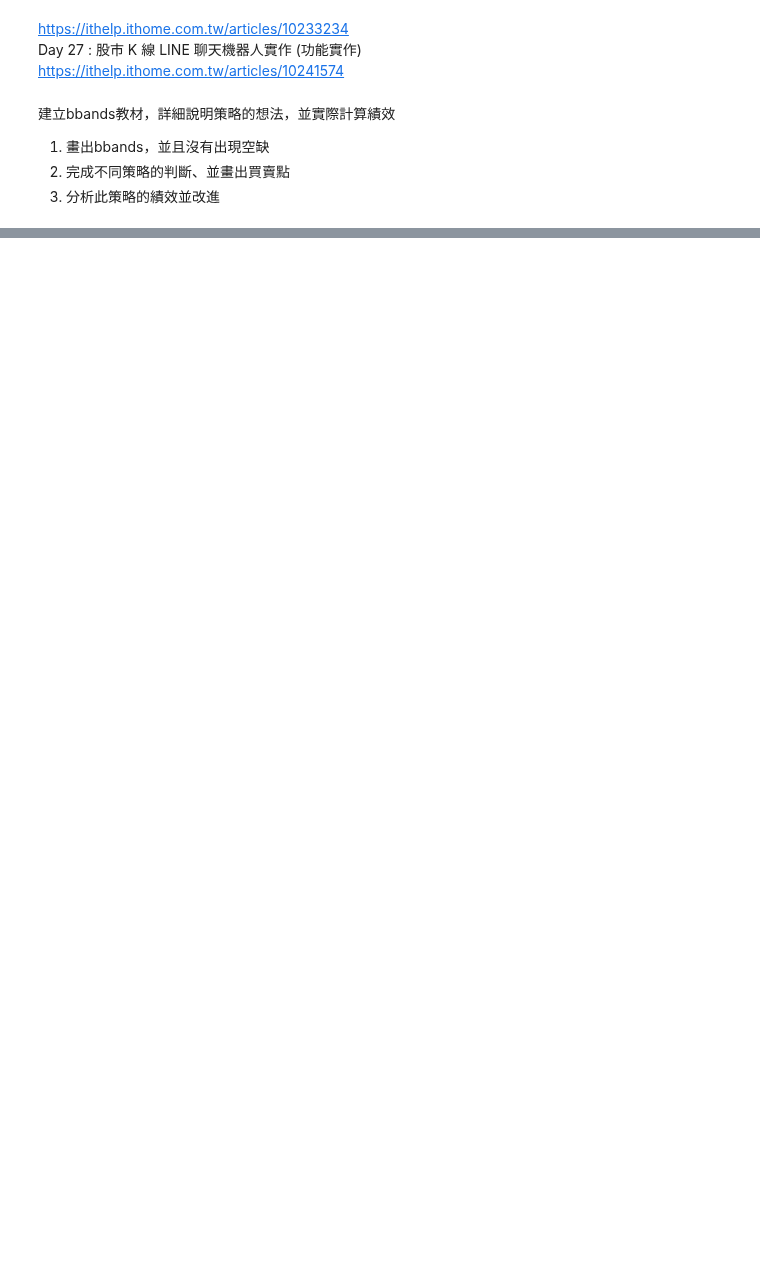
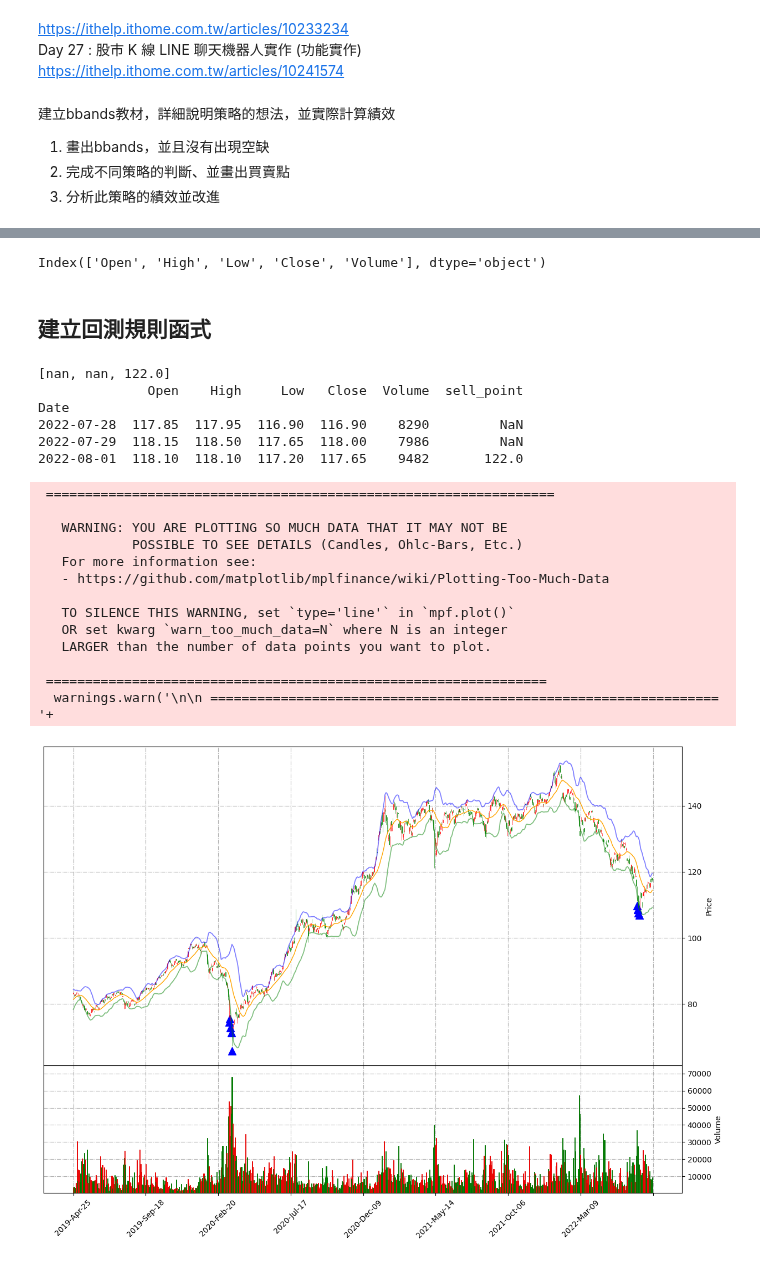
Before and after one commit to oscar50513/stock_project, a Jupyter notebook: BBands.ipynb, the cells around one changed output, grey strips where cells are left out. Drawn from its saved outputs; the diff is of its cells as text; code cells hidden in the pictures; blank space fills up the shorter version.

```diff
--- a/BBands.ipynb
+++ b/BBands.ipynb
@@ -166,0 +167,22 @@ def bbands_rule(_ticker, buy_point_name='buy_point',
+# %%
+SData.columns
+# %% [output]
+Index(['Open', 'High', 'Low', 'Close', 'Volume'], dtype='object')
+# %% [markdown]
+## 建立回測規則函式
+# %%
+import numpy as np
+buy = [np.nan]
+s = SData.copy(deep=True).iloc[-3:,:]
+buy.append(np.nan)
+buy.append(bbands_data.loc['2021-01-04', 'Low'])
+print(buy)
+s['sell_point'] = buy
+print(s)
+# %% [output]
+[nan, nan, 122.0]
+              Open    High     Low   Close  Volume  sell_point
+Date
+2022-07-28  117.85  117.95  116.90  116.90    8290         NaN
+2022-07-29  118.15  118.50  117.65  118.00    7986         NaN
+2022-08-01  118.10  118.10  117.20  117.65    9482       122.0
@@ -167,3 +252,61 @@ def bbands_rule(_ticker, buy_point_name='buy_point',
+# %%
+day_num = 800                                  # 設定顯示股價資訊的天數
+bbands_data = bbands_rule(SData)              # 將股價資訊經過BBands函式計算
+#print(bbands_data)
+
+# 繪製布林通道線圖
+addplots = [
+            mpf.make_addplot(bbands_data['b_mid'][-day_num:], panel=0, color='orange', alpha=1
+                             , width=1, secondary_y=False),
+            mpf.make_addplot(bbands_data['b_up'][-day_num:], color = 'blue', alpha=0.5),
+            mpf.make_addplot(bbands_data['b_low'][-day_num:], color = 'green', alpha=0.5),
+            mpf.make_addplot(bbands_data['buy_point'][-day_num:], color = 'blue', alpha=1, type='scatter', marker='^', markersize=100),
+            #mpf.make_addplot(bbands_data['sell_point'][-day_num:], color = 'green', alpha=0.5, type='scatter', marker='v', markersize=100),
+            #mpf.make_addplot(bbands_data['test'][-day_num:], color = 'red', alpha=0.5, type='scatter', marker='v', markersize=100)
+           ]
+
+# 設置k線圖顏色
+my_color = mpf.make_marketcolors(up='red',      # 上漲顏色
+                                 down='green',  # 下跌顏色
+                                 edge='i',      # 隱藏 K 線邊緣
+                                 volume='in',   # 成交量用同樣的顏色
+                                 inherit=True)  # 繼承其他參數
+# 設置圖型呈現
+my_style = mpf.make_mpf_style(gridaxis='both',          # 設置網格
+                              gridstyle='-.',           # 設定網格花樣
+                              y_on_right=True,          # y 座標放右邊
+                              marketcolors=my_color)    # 設定k線圖顏色
+
+kwargs = dict(type = 'candle',
+              figscale = 2, # 設定圖型大小
+              style = my_style)
+
+_panel = 2
+mpf.plot(SData.iloc[-day_num:,:],
+         #mav = [10, 20, 60],
+         **kwargs,
+         num_panels=_panel,          # 設定總層數
+         main_panel=0,               # 設定 K 線圖層數
+         volume=True,              # 設定是否繪製成交量
+         volume_panel=_panel - 1,    # 設定成交量層數
+         show_nontrading=False,      # 忽略非交易日
+         tight_layout=False,          # 設定布局方式
+         addplot = addplots)
+# %% [output]
+ =================================================================
+
+   WARNING: YOU ARE PLOTTING SO MUCH DATA THAT IT MAY NOT BE
+            POSSIBLE TO SEE DETAILS (Candles, Ohlc-Bars, Etc.)
+   For more information see:
+   - https://github.com/matplotlib/mplfinance/wiki/Plotting-Too-Much-Data
+
+   TO SILENCE THIS WARNING, set `type='line'` in `mpf.plot()`
+   OR set kwarg `warn_too_much_data=N` where N is an integer
+   LARGER than the number of data points you want to plot.
+
+ ================================================================
+  warnings.warn('\n\n ================================================================= '+
+[figure, added]
 # %%
 def bbands_ema_rule(_ticker, buy_point_name='buy_point',
         bb_period=20, bb_stdnum=2, ma_period=5):
```
Also changed, not shown: parts of 13 cells of this notebook, 2 other files.
